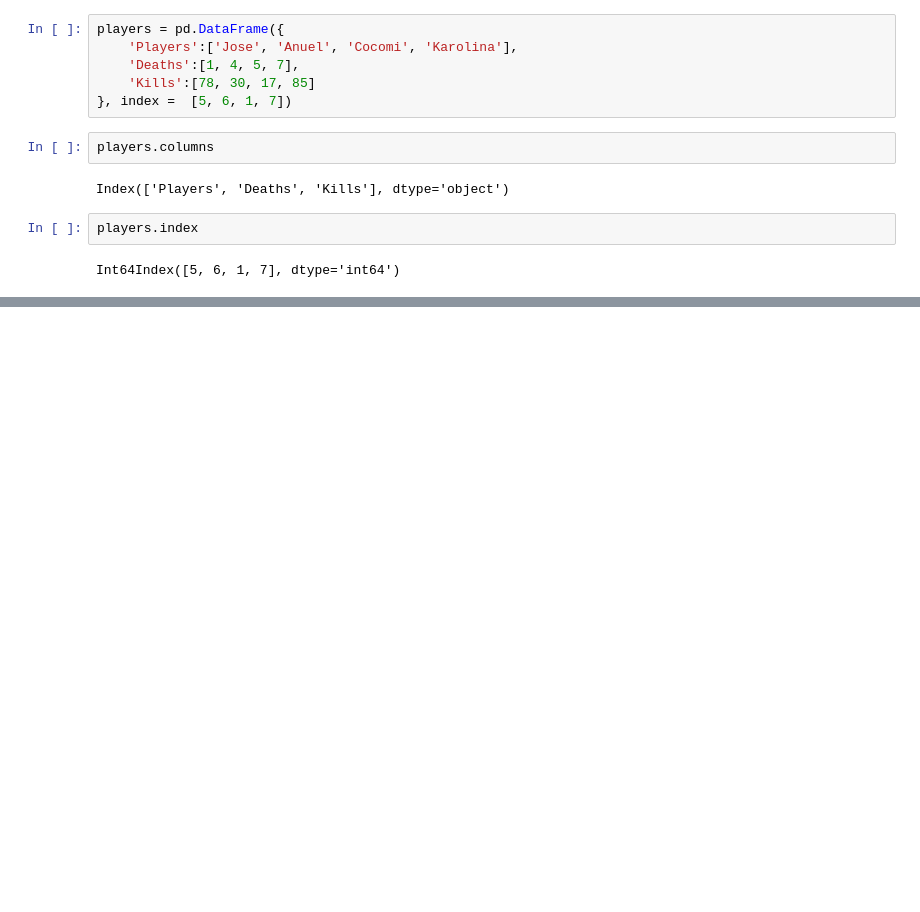
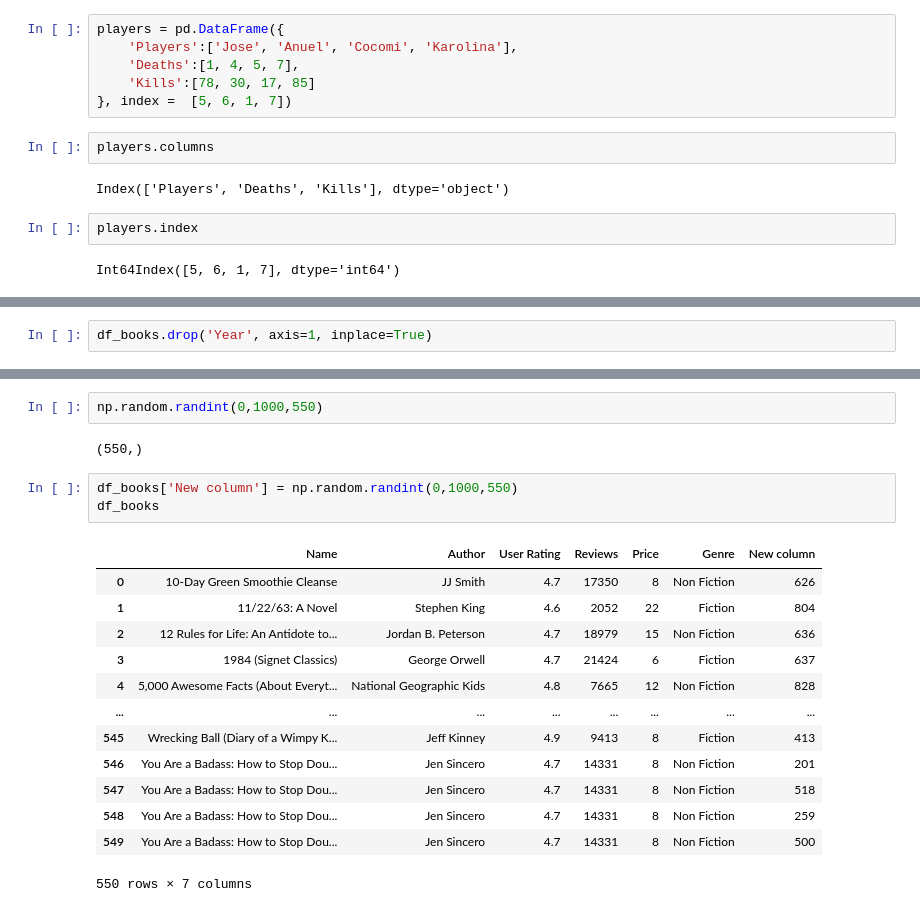
Before and after one commit to MarioChvx/my_notes, a Jupyter notebook: NumPy_Pandas/Pandas.ipynb, the cells around one changed output, grey strips where cells are left out. Saved outputs shown, nothing was run; the diff lists cells and outputs as text; blank space fills up the shorter version.

```diff
--- a/NumPy_Pandas/Pandas.ipynb
+++ b/NumPy_Pandas/Pandas.ipynb
@@ -76,0 +205,2 @@ Int64Index([5, 6, 1, 7], dtype='int64')
+# %%
+df_books.drop('Year', axis=1, inplace=True)
@@ -76,0 +234,21 @@ Int64Index([5, 6, 1, 7], dtype='int64')
+# %%
+np.random.randint(0,1000,550)
+# %% [output]
+(550,)
+# %%
+df_books['New column'] = np.random.randint(0,1000,550)
+df_books
+# %% [output]
+|  | Name | Author | User Rating | Reviews | Price | Genre | New column |
+| 0 | 10-Day Green Smoothie Cleanse | JJ Smith | 4.7 | 17350 | 8 | Non Fiction | 626 |
+| 1 | 11/22/63: A Novel | Stephen King | 4.6 | 2052 | 22 | Fiction | 804 |
+| 2 | 12 Rules for Life: An Antidote to... | Jordan B. Peterson | 4.7 | 18979 | 15 | Non Fiction | 636 |
+| 3 | 1984 (Signet Classics) | George Orwell | 4.7 | 21424 | 6 | Fiction | 637 |
+| 4 | 5,000 Awesome Facts (About Everyt... | National Geographic Kids | 4.8 | 7665 | 12 | Non Fiction | 828 |
+| ... | ... | ... | ... | ... | ... | ... | ... |
+| 545 | Wrecking Ball (Diary of a Wimpy K... | Jeff Kinney | 4.9 | 9413 | 8 | Fiction | 413 |
+| 546 | You Are a Badass: How to Stop Dou... | Jen Sincero | 4.7 | 14331 | 8 | Non Fiction | 201 |
+| 547 | You Are a Badass: How to Stop Dou... | Jen Sincero | 4.7 | 14331 | 8 | Non Fiction | 518 |
+| 548 | You Are a Badass: How to Stop Dou... | Jen Sincero | 4.7 | 14331 | 8 | Non Fiction | 259 |
+| 549 | You Are a Badass: How to Stop Dou... | Jen Sincero | 4.7 | 14331 | 8 | Non Fiction | 500 |
+550 rows × 7 columns
```
Also changed, not shown: parts of 44 cells of this notebook.
